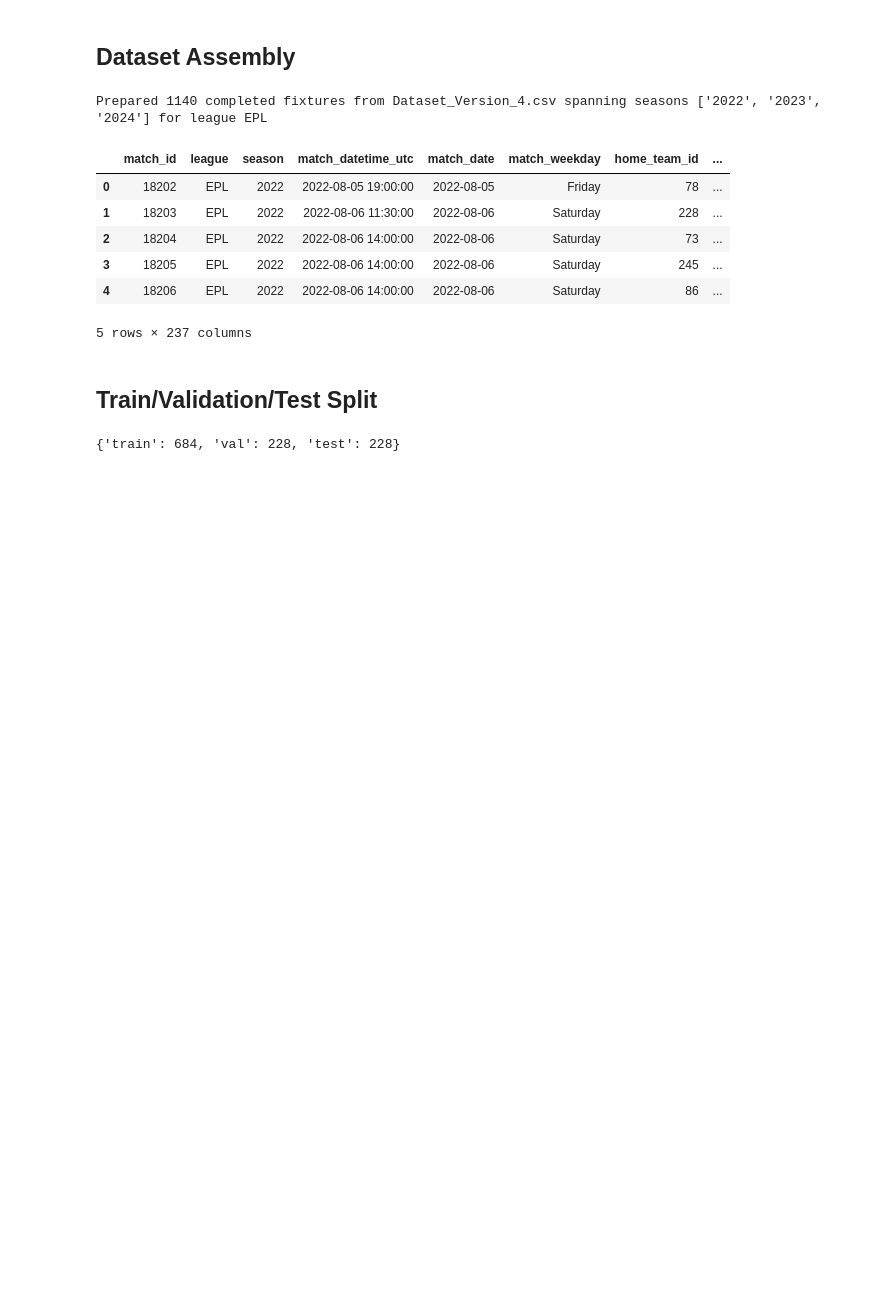
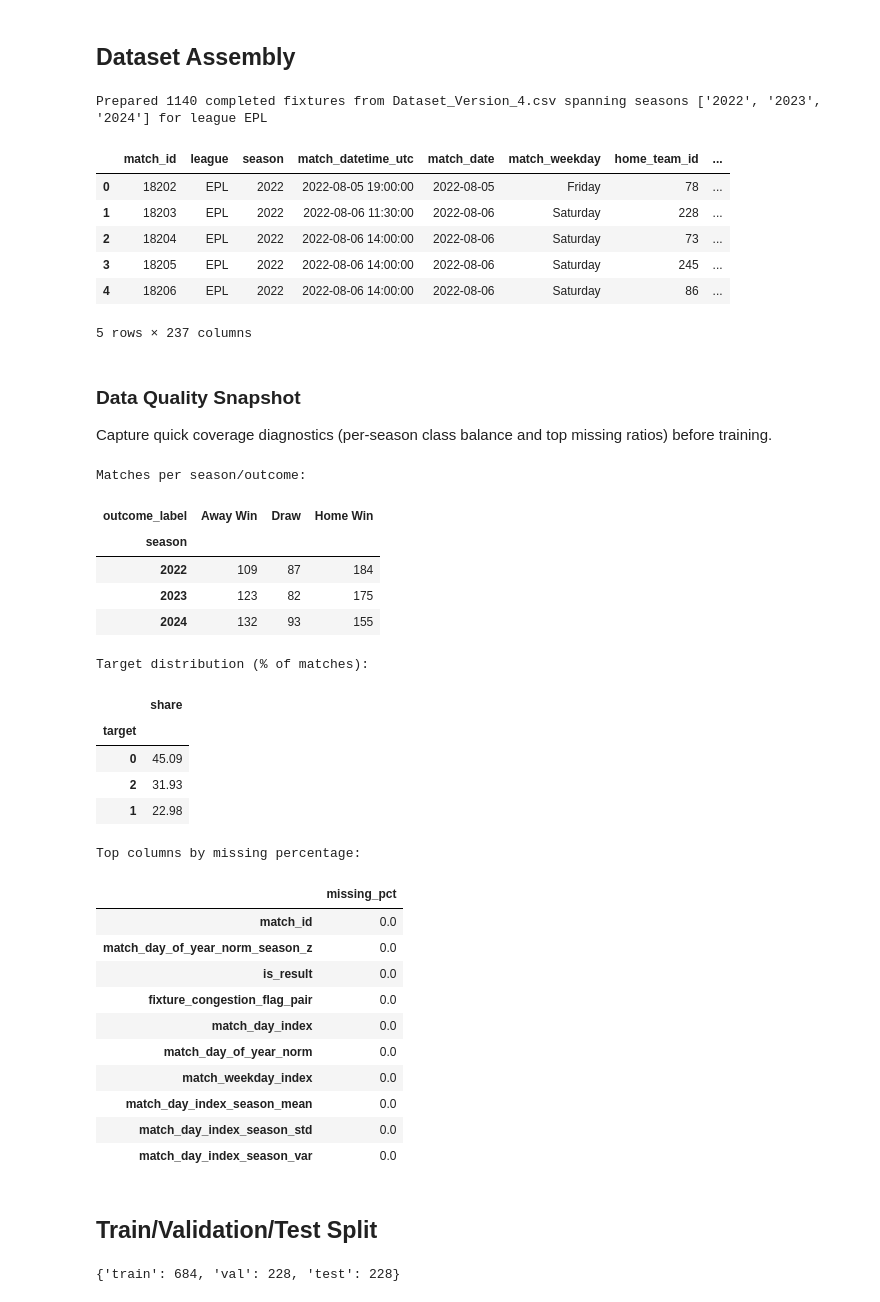
Before and after one commit to Beautiful-Game-Oracle/The-Beautiful-Game-Oracle, a Jupyter notebook: Football Predictor Models.ipynb, the cells around one changed output. Saved outputs shown, nothing was run; the diff lists cells and outputs as text; code cells hidden in the pictures; blank space fills up the shorter version.

```diff
--- a/Football Predictor Models.ipynb
+++ b/Football Predictor Models.ipynb
@@ -699,6 +491,65 @@ Prepared 1140 completed fixtures from Dataset_Version_4.csv spanning seasons ['2
 | 3 | 18205 | EPL | 2022 | 2022-08-06 14:00:00 | 2022-08-06 | Saturday | 245 | ... |
 | 4 | 18206 | EPL | 2022 | 2022-08-06 14:00:00 | 2022-08-06 | Saturday | 86 | ... |
 5 rows × 237 columns
+# %% [markdown]
+### Data Quality Snapshot
+Capture quick coverage diagnostics (per-season class balance and top missing ratios) before training.
+# %%
+# Coverage diagnostics documented for this run
+outcome_labels = dict(enumerate(CLASS_LABELS))
+season_outcome = (
+    match_features_df.assign(outcome_label=match_features_df["target"].map(outcome_labels))
+    .groupby(["season", "outcome_label"])
+    .size()
+    .unstack(fill_value=0)
+    .astype(int)
+)
+season_outcome = season_outcome.reindex(sorted(season_outcome.index), axis=0)
+print("Matches per season/outcome:")
+display(season_outcome)
+
+target_share = (
+    match_features_df["target"]
+    .value_counts(normalize=True)
+    .rename_axis("target")
+    .rename("share")
+    .mul(100)
+    .round(2)
+)
+print("Target distribution (% of matches):")
+display(target_share.to_frame())
+
+missing_pct = (
+    match_features_df.isna().mean().mul(100).sort_values(ascending=False).head(10)
+    .rename("missing_pct")
+)
+print("Top columns by missing percentage:")
+display(missing_pct.to_frame())
+# %% [output]
+Matches per season/outcome:
+| outcome_label | Away Win | Draw | Home Win |
+| season |  |  |  |
+| 2022 | 109 | 87 | 184 |
+| 2023 | 123 | 82 | 175 |
+| 2024 | 132 | 93 | 155 |
+Target distribution (% of matches):
+|  | share |
+| target |  |
+| 0 | 45.09 |
+| 2 | 31.93 |
+| 1 | 22.98 |
+Top columns by missing percentage:
+|  | missing_pct |
+| match_id | 0.0 |
+| match_day_of_year_norm_season_z | 0.0 |
+| is_result | 0.0 |
+| fixture_congestion_flag_pair | 0.0 |
+| match_day_index | 0.0 |
+| match_day_of_year_norm | 0.0 |
+| match_weekday_index | 0.0 |
+| match_day_index_season_mean | 0.0 |
+| match_day_index_season_std | 0.0 |
+| match_day_index_season_var | 0.0 |
 # %% [markdown]
 ## Train/Validation/Test Split
 # %%
```
Also changed, not shown: parts of 17 cells of this notebook.
